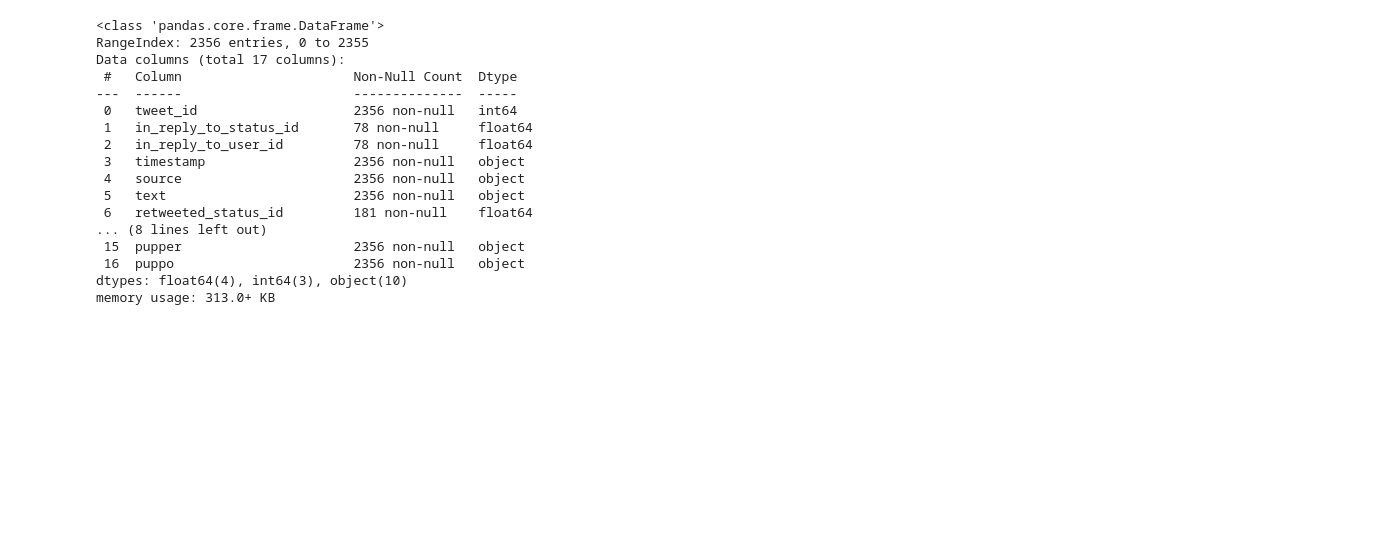
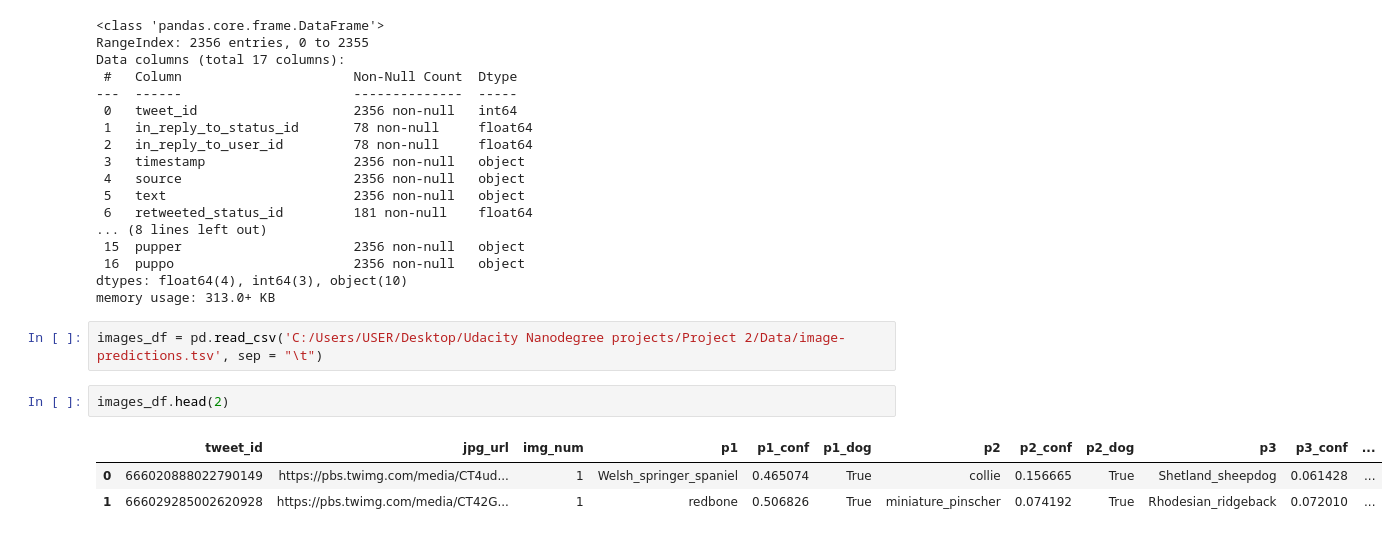
Before and after one commit to EnochAy/Udacity-Nanodegree-project--Data-Investigation-, a Jupyter notebook: Project 2/Python Code/Data Wrangling.ipynb, the cells around one changed output. Saved outputs shown, nothing was run; the diff lists cells and outputs as text; blank space fills up the shorter version.

```diff
--- a/Project 2/Python Code/Data Wrangling.ipynb
+++ b/Project 2/Python Code/Data Wrangling.ipynb
@@ -70,3 +85,11 @@ Data columns (total 17 columns):
  16  puppo                       2356 non-null   object
 dtypes: float64(4), int64(3), object(10)
 memory usage: 313.0+ KB
+# %%
+images_df = pd.read_csv('C:/Users/USER/Desktop/Udacity Nanodegree projects/Project 2/Data/image-predictions.tsv', sep = "\t")
+# %%
+images_df.head(2)
+# %% [output]
+|  | tweet_id | jpg_url | img_num | p1 | p1_conf | p1_dog | p2 | p2_conf | p2_dog | p3 | p3_conf | ... |
+| 0 | 666020888022790149 | https://pbs.twimg.com/media/CT4ud... | 1 | Welsh_springer_spaniel | 0.465074 | True | collie | 0.156665 | True | Shetland_sheepdog | 0.061428 | ... |
+| 1 | 666029285002620928 | https://pbs.twimg.com/media/CT42G... | 1 | redbone | 0.506826 | True | miniature_pinscher | 0.074192 | True | Rhodesian_ridgeback | 0.072010 | ... |
```
Also changed, not shown: parts of 3 cells of this notebook.
